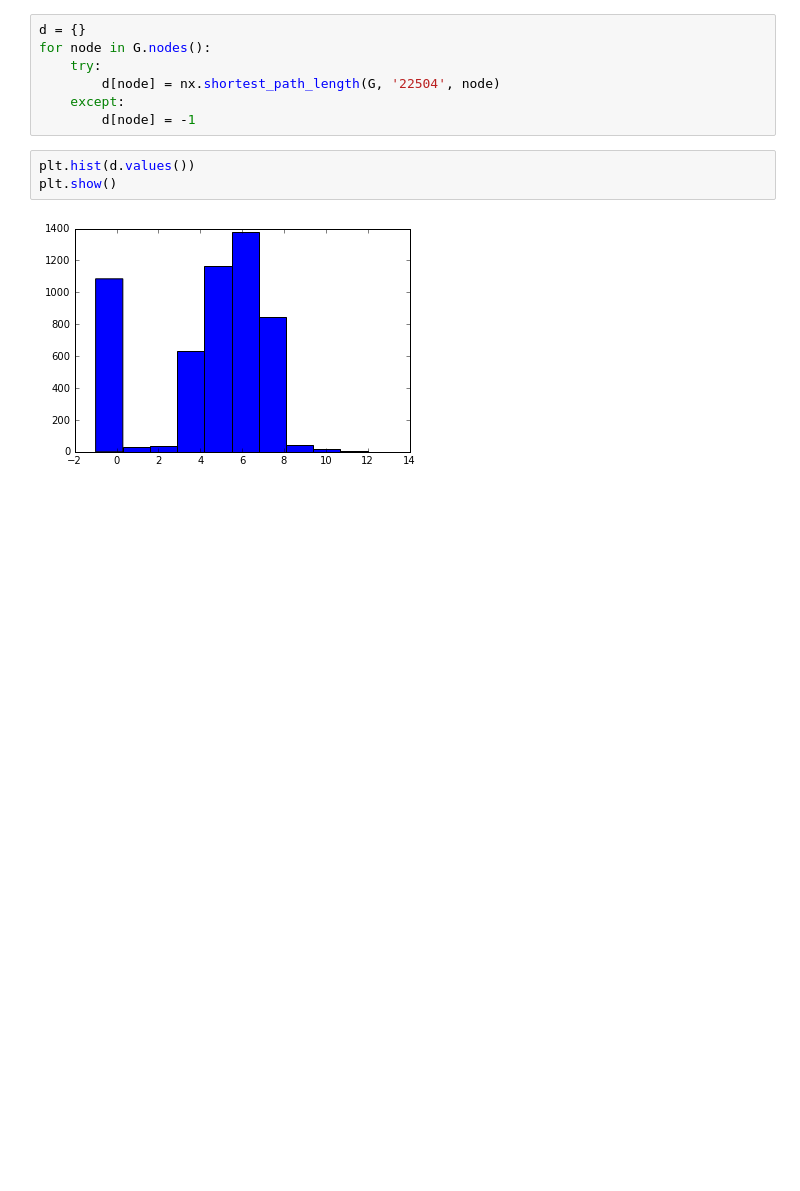
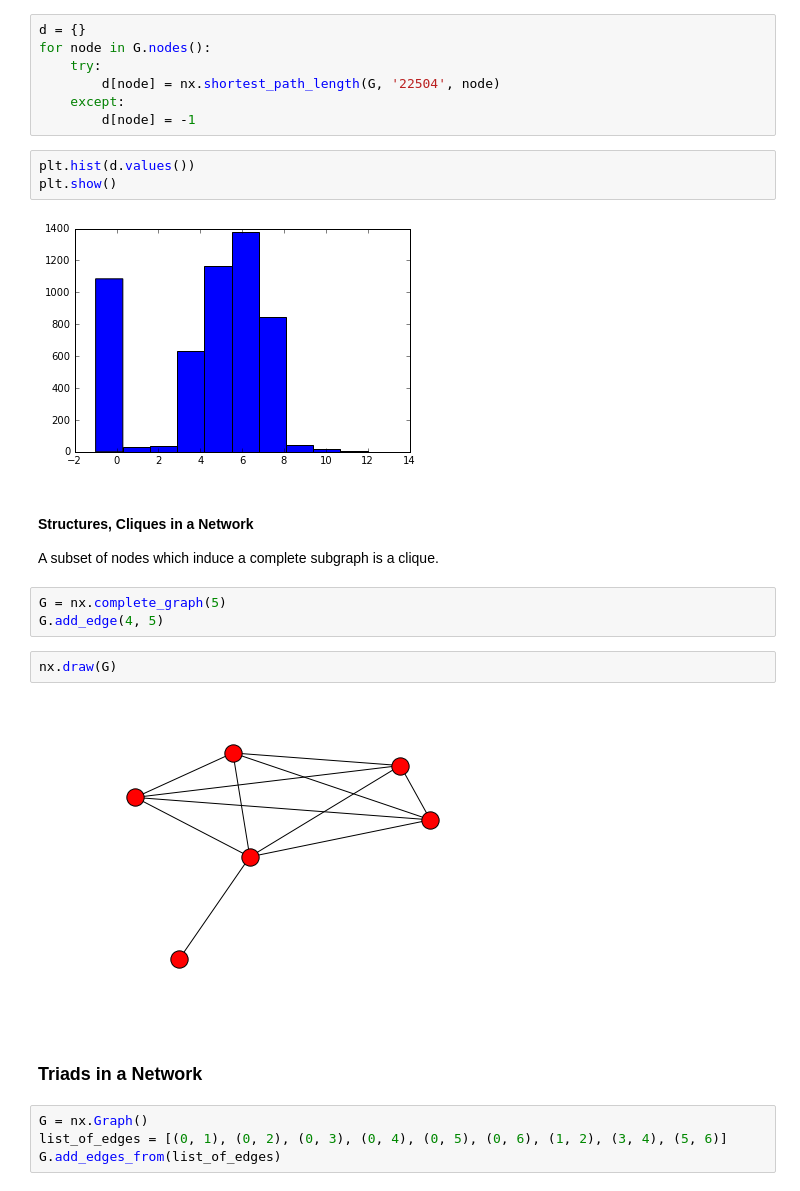
Before and after one commit to MridulS/euroscipy-networkx, a Jupyter notebook: Slides.ipynb, the cells around one changed output. Cells and saved outputs as stored; diff of their text form; blank space fills up the shorter version.

```diff
--- a/Slides.ipynb
+++ b/Slides.ipynb
@@ -287,3 +287,20 @@ plt.hist(d.values())
 plt.show()
 # %% [output]
 [figure]
+# %% [markdown]
+#### Structures, Cliques in a Network
+
+A subset of nodes which induce a complete subgraph is a clique.
+# %%
+G = nx.complete_graph(5)
+G.add_edge(4, 5)
+# %%
+nx.draw(G)
+# %% [output]
+[figure, added]
+# %% [markdown]
+### Triads in a Network
+# %%
+G = nx.Graph()
+list_of_edges = [(0, 1), (0, 2), (0, 3), (0, 4), (0, 5), (0, 6), (1, 2), (3, 4), (5, 6)]
+G.add_edges_from(list_of_edges)
```
Also changed, not shown: parts of 8 cells of this notebook, 3 other files.
